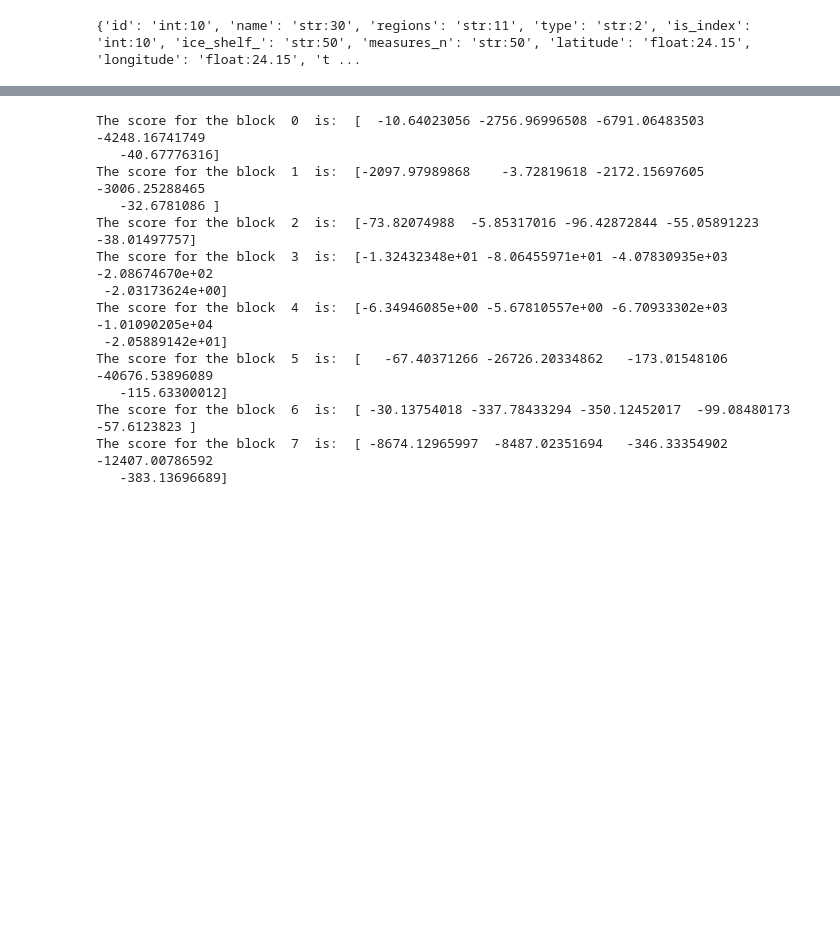
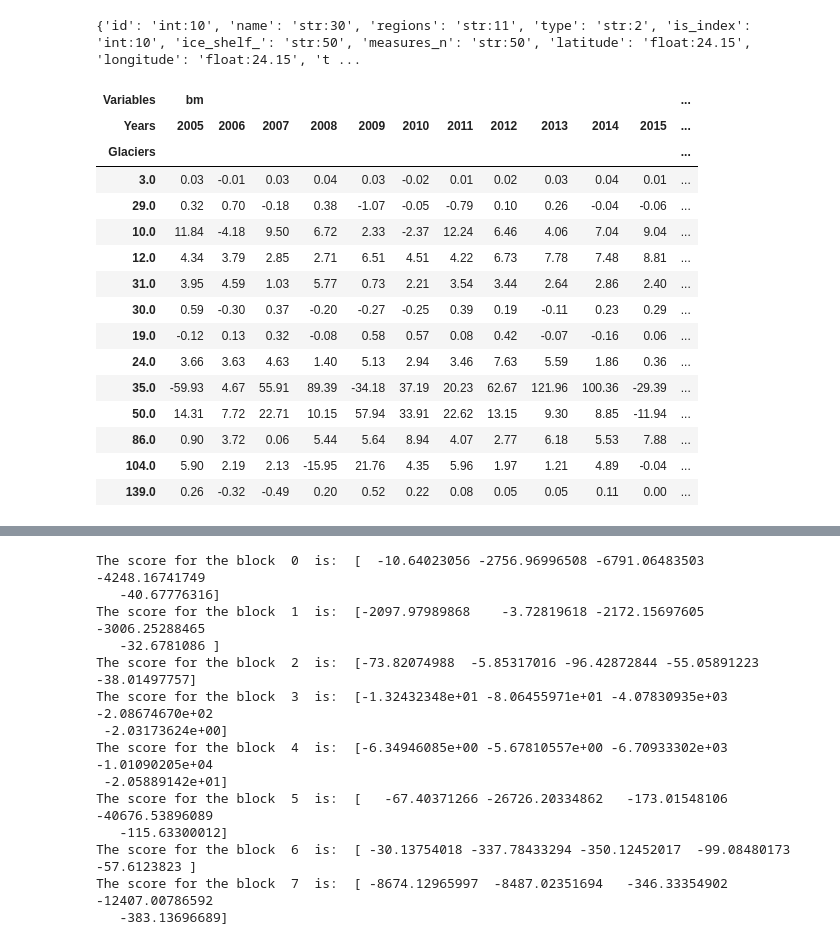
Before and after one commit to Moncada-Francesco-97/Calving-U-Net, a Jupyter notebook: XGBoost/xgboost.ipynb, the cells around one changed output, grey strips where cells are left out. Cells and saved outputs as stored; diff of their text form; code cells hidden in the pictures; blank space fills up the shorter version.

```diff
--- a/XGBoost/xgboost.ipynb
+++ b/XGBoost/xgboost.ipynb
@@ -178,3 +154,24 @@ cv_block_targets = [cv_block_1_target, cv_block_2_target, cv_block_3_target, cv_
+# %%
+#display all the columns options
+pd.set_option('display.max_columns', None)
+train_blocks[0]
+# %% [output]
+| Variables | bm |  |  |  |  |  |  |  |  |  |  | ... |
+| Years | 2005 | 2006 | 2007 | 2008 | 2009 | 2010 | 2011 | 2012 | 2013 | 2014 | 2015 | ... |
+| Glaciers |  |  |  |  |  |  |  |  |  |  |  | ... |
+| 3.0 | 0.03 | -0.01 | 0.03 | 0.04 | 0.03 | -0.02 | 0.01 | 0.02 | 0.03 | 0.04 | 0.01 | ... |
+| 29.0 | 0.32 | 0.70 | -0.18 | 0.38 | -1.07 | -0.05 | -0.79 | 0.10 | 0.26 | -0.04 | -0.06 | ... |
+| 10.0 | 11.84 | -4.18 | 9.50 | 6.72 | 2.33 | -2.37 | 12.24 | 6.46 | 4.06 | 7.04 | 9.04 | ... |
+| 12.0 | 4.34 | 3.79 | 2.85 | 2.71 | 6.51 | 4.51 | 4.22 | 6.73 | 7.78 | 7.48 | 8.81 | ... |
+| 31.0 | 3.95 | 4.59 | 1.03 | 5.77 | 0.73 | 2.21 | 3.54 | 3.44 | 2.64 | 2.86 | 2.40 | ... |
+| 30.0 | 0.59 | -0.30 | 0.37 | -0.20 | -0.27 | -0.25 | 0.39 | 0.19 | -0.11 | 0.23 | 0.29 | ... |
+| 19.0 | -0.12 | 0.13 | 0.32 | -0.08 | 0.58 | 0.57 | 0.08 | 0.42 | -0.07 | -0.16 | 0.06 | ... |
+| 24.0 | 3.66 | 3.63 | 4.63 | 1.40 | 5.13 | 2.94 | 3.46 | 7.63 | 5.59 | 1.86 | 0.36 | ... |
+| 35.0 | -59.93 | 4.67 | 55.91 | 89.39 | -34.18 | 37.19 | 20.23 | 62.67 | 121.96 | 100.36 | -29.39 | ... |
+| 50.0 | 14.31 | 7.72 | 22.71 | 10.15 | 57.94 | 33.91 | 22.62 | 13.15 | 9.30 | 8.85 | -11.94 | ... |
+| 86.0 | 0.90 | 3.72 | 0.06 | 5.44 | 5.64 | 8.94 | 4.07 | 2.77 | 6.18 | 5.53 | 7.88 | ... |
+| 104.0 | 5.90 | 2.19 | 2.13 | -15.95 | 21.76 | 4.35 | 5.96 | 1.97 | 1.21 | 4.89 | -0.04 | ... |
+| 139.0 | 0.26 | -0.32 | -0.49 | 0.20 | 0.52 | 0.22 | 0.08 | 0.05 | 0.05 | 0.11 | 0.00 | ... |
 # %%
 #Trying to immplement the cross validation in blocks
 
```
Also changed, not shown: parts of 5 cells of this notebook, 1 other file.
